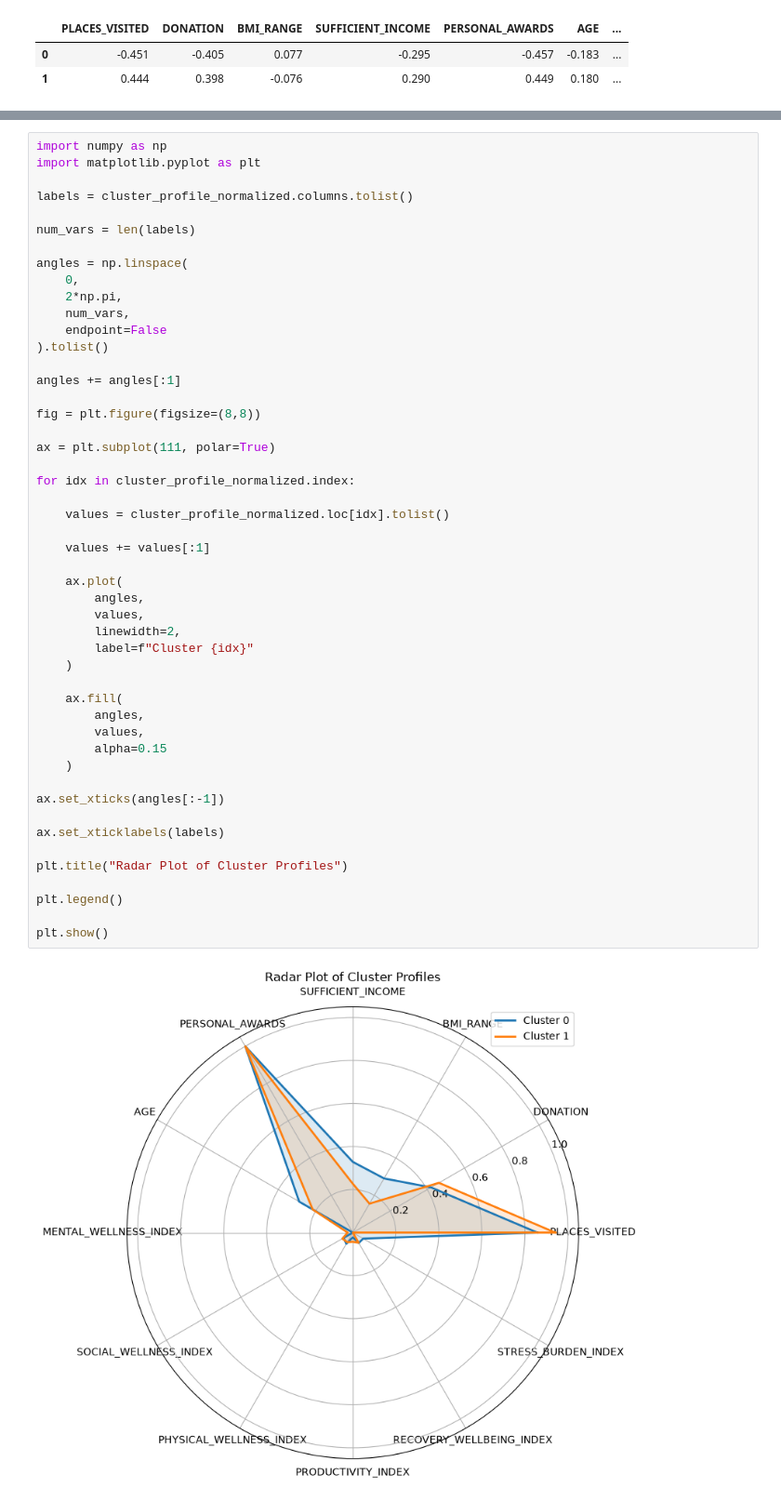
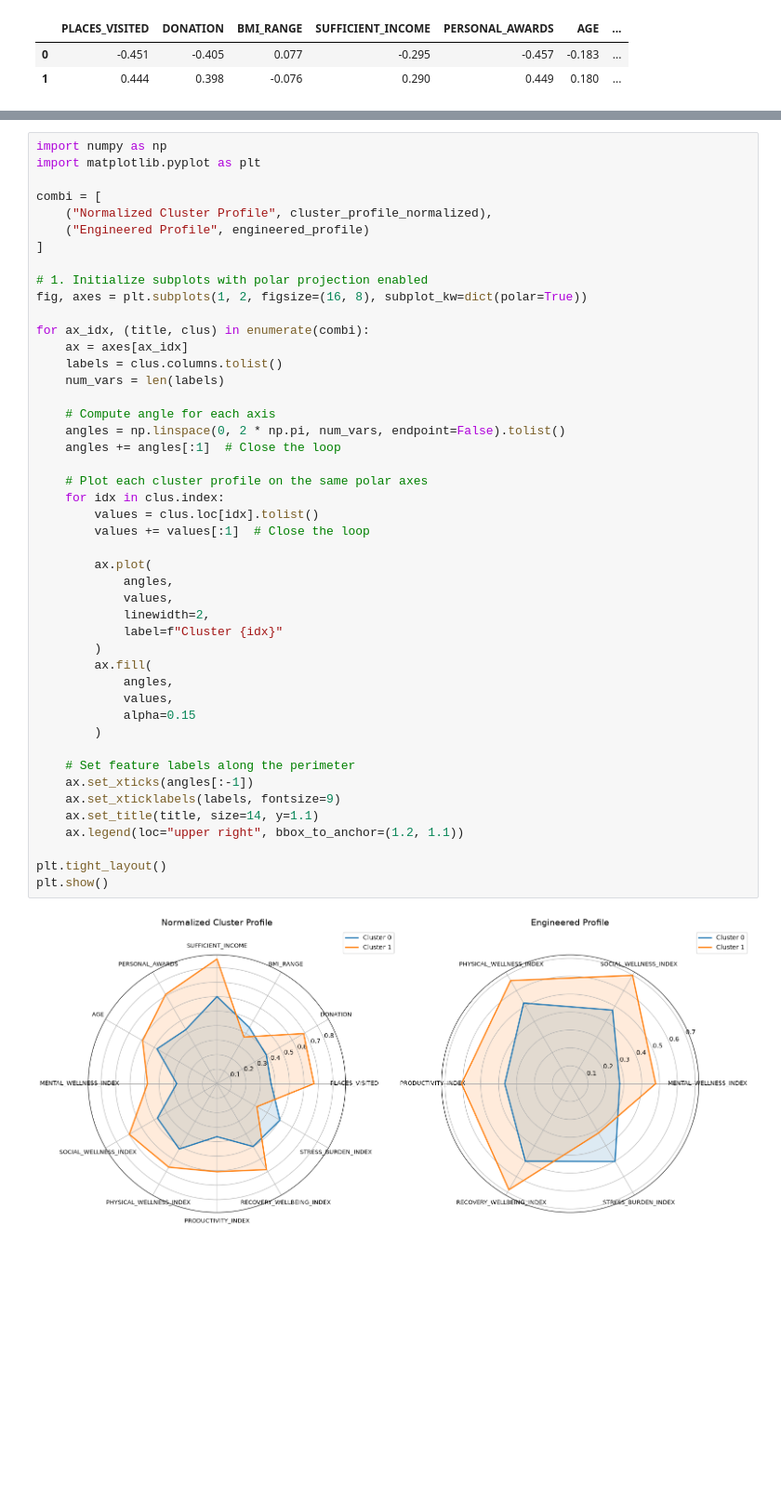
Before and after one commit to Adityaa-KC/Analyzing-the-Impact-of-Eating-Habits-and-Sedentary-Lifestyle-on-Health-Risk-Patterns, a Jupyter notebook: New Structured directory/clustering.ipynb, the cells around one changed output, grey strips where cells are left out. Shown at 93% size. Cells and saved outputs as stored; diff of their text form; blank space fills up the shorter version.

Commit message:
finally clustering done and no. of clusters is decided after a thorough evaluation

```diff
--- a/New Structured directory/clustering.ipynb
+++ b/New Structured directory/clustering.ipynb
@@ -389,51 +453,48 @@ plt.show()
 # %%
 import numpy as np
 import matplotlib.pyplot as plt
 
-labels = cluster_profile_normalized.columns.tolist()
+combi = [
+    ("Normalized Cluster Profile", cluster_profile_normalized),
+    ("Engineered Profile", engineered_profile)
+]
 
-num_vars = len(labels)
+# 1. Initialize subplots with polar projection enabled
+fig, axes = plt.subplots(1, 2, figsize=(16, 8), subplot_kw=dict(polar=True))
 
-angles = np.linspace(
-    0,
-    2*np.pi,
-    num_vars,
-    endpoint=False
-).tolist()
+for ax_idx, (title, clus) in enumerate(combi):
+    ax = axes[ax_idx]
+    labels = clus.columns.tolist()
+    num_vars = len(labels)
 
-angles += angles[:1]
+    # Compute angle for each axis
+    angles = np.linspace(0, 2 * np.pi, num_vars, endpoint=False).tolist()
+    angles += angles[:1]  # Close the loop
 
-fig = plt.figure(figsize=(8,8))
+    # Plot each cluster profile on the same polar axes
+    for idx in clus.index:
+        values = clus.loc[idx].tolist()
+        values += values[:1]  # Close the loop
 
-ax = plt.subplot(111, polar=True)
+        ax.plot(
+            angles,
+            values,
+            linewidth=2,
+            label=f"Cluster {idx}"
+        )
+        ax.fill(
+            angles,
+            values,
+            alpha=0.15
+        )
 
-for idx in cluster_profile_normalized.index:
+    # Set feature labels along the perimeter
+    ax.set_xticks(angles[:-1])
+    ax.set_xticklabels(labels, fontsize=9)
+    ax.set_title(title, size=14, y=1.1)
+    ax.legend(loc="upper right", bbox_to_anchor=(1.2, 1.1))
 
-    values = cluster_profile_normalized.loc[idx].tolist()
-
-    values += values[:1]
-
-    ax.plot(
-        angles,
-        values,
-        linewidth=2,
-        label=f"Cluster {idx}"
-    )
-
-    ax.fill(
-        angles,
-        values,
-        alpha=0.15
-    )
-
-ax.set_xticks(angles[:-1])
-
-ax.set_xticklabels(labels)
-
-plt.title("Radar Plot of Cluster Profiles")
-
-plt.legend()
-
+plt.tight_layout()
 plt.show()
 # %% [output]
-[figure, old version]
+[figure, new version]
```
Also changed, not shown: parts of 20 cells of this notebook, 3 other files.
